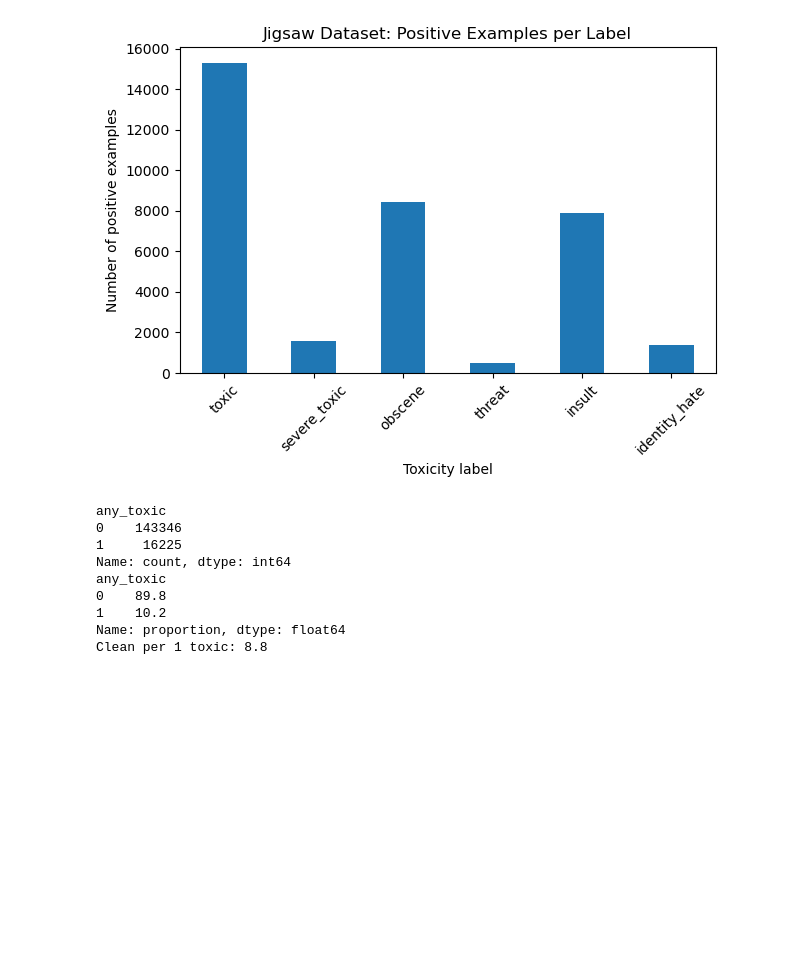
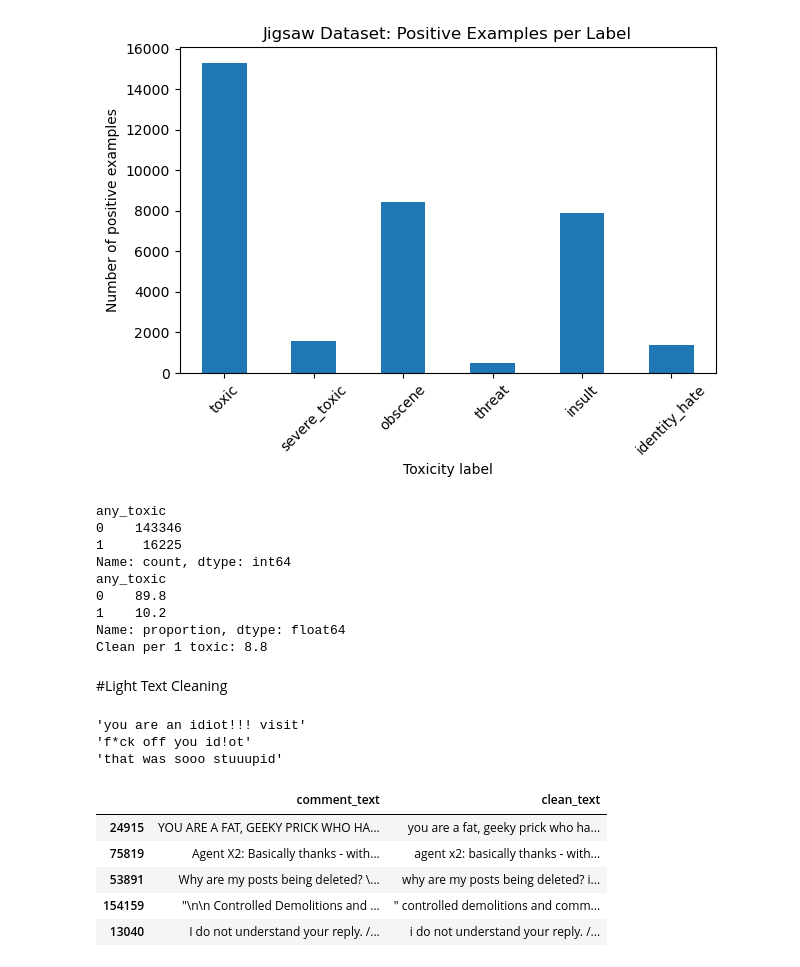
Before and after one commit to Dev124421/smart-community, a Jupyter notebook: ml_service/src/explore_data.ipynb, the cells around one changed output. Drawn from its saved outputs; the diff is of its cells as text; code cells hidden in the pictures; blank space fills up the shorter version.

```diff
--- a/ml_service/src/explore_data.ipynb
+++ b/ml_service/src/explore_data.ipynb
@@ -147,3 +147,5 @@ Name: proportion, dtype: float64
 Clean per 1 toxic: 8.8
 # %%
 df = df.drop_duplicates(subset="comment_text").reset_index(drop=True)
+# %% [markdown]
+#Light Text Cleaning
@@ -149,0 +154,32 @@ df = df.drop_duplicates(subset="comment_text").reset_index(drop=True)
+# %%
+def clean_text(text):
+    text = str(text).lower()                       # 1
+    text = re.sub(r"http\S+|www\.\S+", " ", text)  # 2
+    text = re.sub(r"\d{1,3}(\.\d{1,3}){3}", " ", text)  # 3
+    text = re.sub(r"@\w+", " ", text)              # 4
+    text = re.sub(r"(.)\1{3,}", r"\1\1\1", text)   # 5
+    text = re.sub(r"\s+", " ", text).strip()       # 6
+    return text
+# %%
+tests = [
+    "You are an IDIOT!!!!!! Visit http://spam.com",
+    "f*ck off\n\n  you   id!ot",
+    "@john that was sooooooo stuuuuupid 192.168.0.1",
+]
+for t in tests:
+    print(repr(clean_text(t)))
+# %% [output]
+'you are an idiot!!! visit'
+'f*ck off you id!ot'
+'that was sooo stuuupid'
+# %%
+df["clean_text"] = df["comment_text"].apply(clean_text)
+# %%
+df[["comment_text", "clean_text"]].sample(5, random_state=1)
+# %% [output]
+|  | comment_text | clean_text |
+| 24915 | YOU ARE A FAT, GEEKY PRICK WHO HA... | you are a fat, geeky prick who ha... |
+| 75819 | Agent X2: Basically thanks - with... | agent x2: basically thanks - with... |
+| 53891 | Why are my posts being deleted? \... | why are my posts being deleted? i... |
+| 154159 | "\n\n Controlled Demolitions and ... | " controlled demolitions and comm... |
+| 13040 | I do not understand your reply. /... | i do not understand your reply. /... |
```
Also changed, not shown: parts of 7 cells of this notebook.
